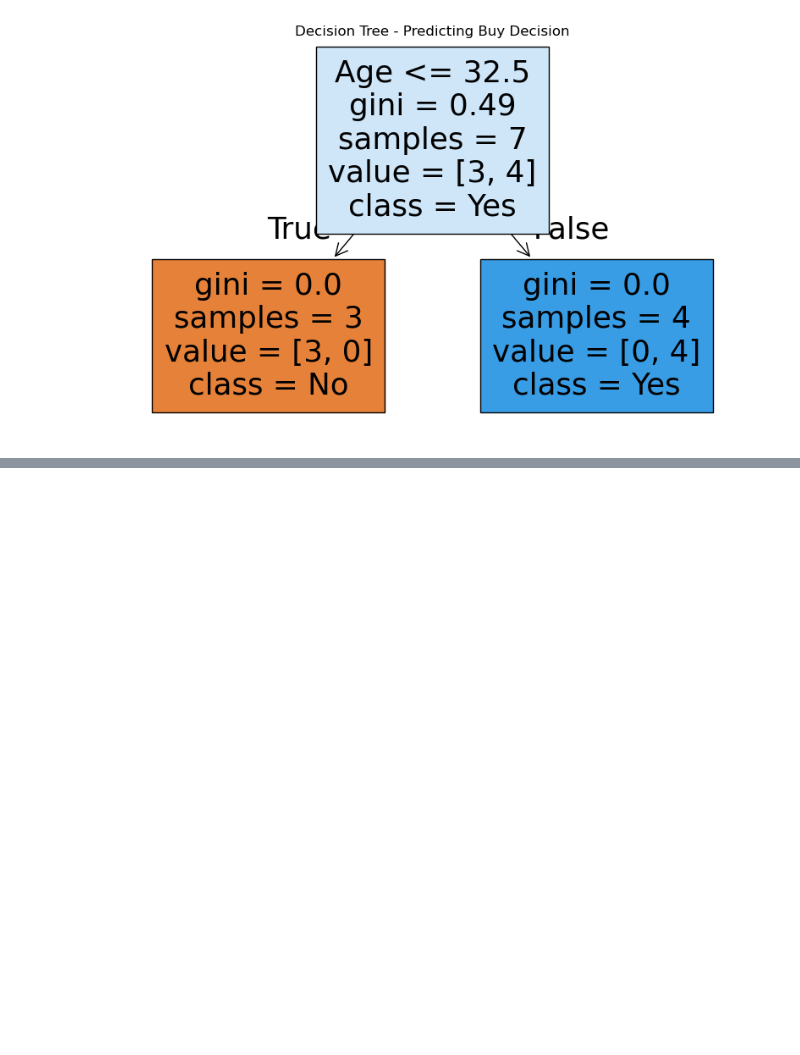
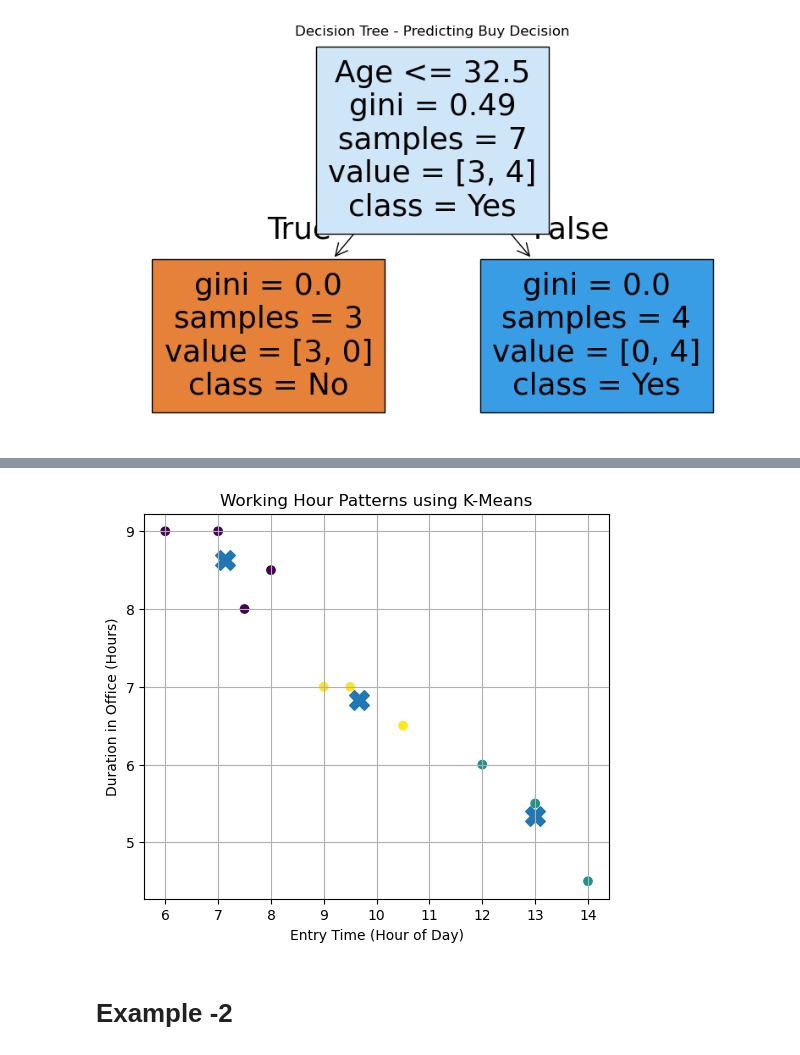
Before and after one commit to salman1256/aimltraining, a Jupyter notebook: D10notebook.ipynb, the cells around one changed output, grey strips where cells are left out. Cells and saved outputs as stored; diff of their text form; code cells hidden in the pictures; blank space fills up the shorter version.

```diff
--- a/D10notebook.ipynb
+++ b/D10notebook.ipynb
@@ -179,0 +207,22 @@ plt.show()
+# %%
+import numpy as np
+import pandas as pd
+import matplotlib.pyplot as plt
+from sklearn.cluster import KMeans
+
+# Example swipe/badge data
+X = np.array([
+    [7.5, 8.0],
+    [9.0, 7.0],
+    [10.5, 6.5],
+    [6.0, 9.0],
+    [13.0, 5.5],
+    [8.0, 8.5],
+    [14.0, 4.5],
+    [9.5, 7.0],
+    [7.0, 9.0],
+    [12.0, 6.0]
+])
+
+df = pd.DataFrame(X, columns=['EntryTime','Duration'])
+df
@@ -179,0 +241,5 @@ plt.show()
+# %%
+kmeans = KMeans(n_clusters=3, random_state=0)
+df['Cluster'] = kmeans.fit_predict(df[['EntryTime','Duration']])
+centers = kmeans.cluster_centers_
+df
@@ -179,0 +258,13 @@ plt.show()
+# %%
+plt.figure(figsize=(6,5))
+plt.scatter(df['EntryTime'], df['Duration'], c=df['Cluster'])
+plt.scatter(centers[:,0], centers[:,1], marker='X', s=200)
+plt.xlabel('Entry Time (Hour of Day)')
+plt.ylabel('Duration in Office (Hours)')
+plt.title('Working Hour Patterns using K-Means')
+plt.grid(True)
+plt.show()
+# %% [output]
+[figure, added]
+# %% [markdown]
+# Example -2
```
Also changed, not shown: parts of 34 cells of this notebook, 4 other files.
